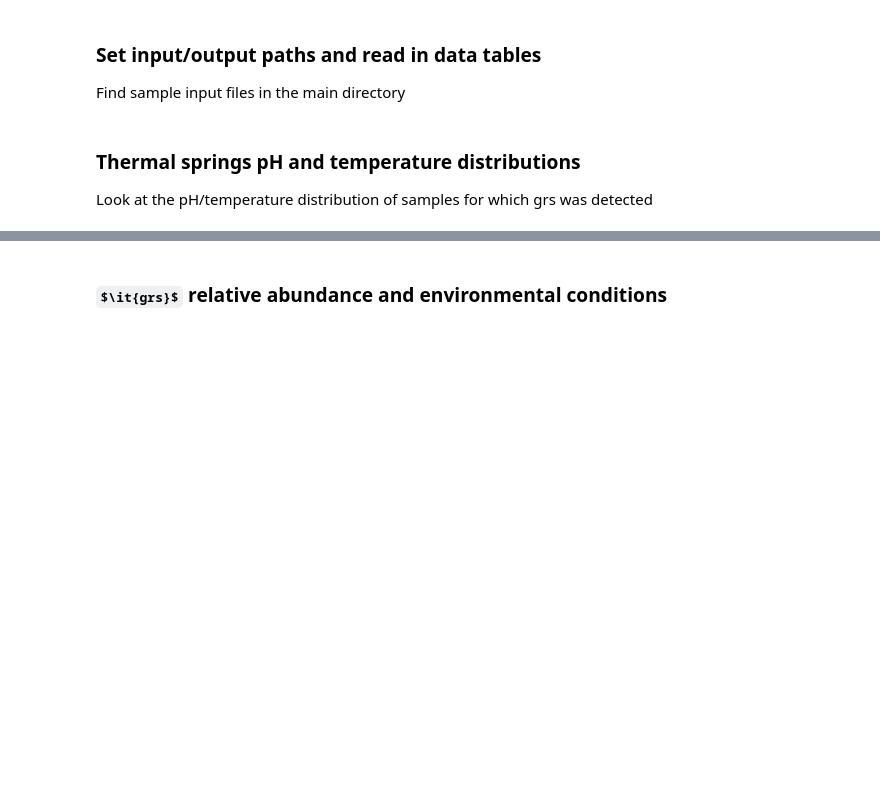
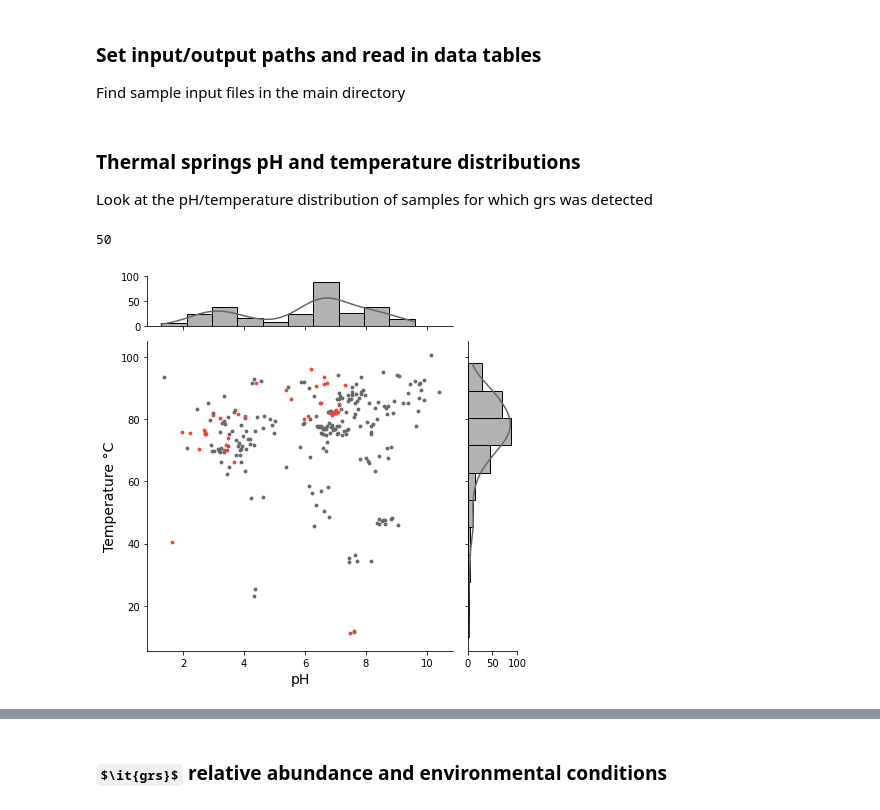
Before and after one commit to lnblum/grs_hotsprings_pub, a Jupyter notebook: figure_creation.ipynb, the cells around one changed output, grey strips where cells are left out. Drawn from its saved outputs; the diff is of its cells as text; code cells hidden in the pictures; some formulas as TeX source; blank space fills up the shorter version.

```diff
--- a/figure_creation.ipynb
+++ b/figure_creation.ipynb
@@ -51,5 +51,47 @@ degree_sign = u'\N{DEGREE SIGN}'
 # %% [markdown]
 ### Thermal springs pH and temperature distributions
 Look at the pH/temperature distribution of samples for which grs was detected
+# %%
+len(df_iso)
+# %% [output]
+50
+# %%
+#pH and temperature distribution of samples with grs, with isolates and single cell genomes highlighted in red
+df_iso = df[df['GOLD Analysis Project Type'].isin(['Genome Analysis (Isolate)','Single Cell Analysis (screened)','Single Cell Analysis (unscreened)'])]
+df_other = df[~df['GOLD Analysis Project Type'].isin(['Genome Analysis (Isolate)','Single Cell Analysis (screened)','Single Cell Analysis (unscreened)'])]
+hits_info = hits_info[hits_info['seq_length']>= 400]
+hits_samples = hits_info['sample_id'].unique().tolist()
+detected_samples = sample_meta[sample_meta['taxon_oid'].isin(hits_samples)]
+
+df = detected_samples
+g = sns.jointplot(data = df, x = 'pH_avg', y = 'temperature_num', kind = 'reg', space = 0.3, scatter= False, color = '#666666', fit_reg = False, marginal_kws = dict(bins=10, fill=True), marginal_ticks = True)
+
+#non isolate points with jitter
+x = df_other['pH_avg']
+y = df_other['temperature_num']
+jittered_y = y + 3 * np.random.rand(len(y)) -0.05
+jittered_x = x + 1 * np.random.rand(len(x)) -0.05
+g.ax_joint.scatter(jittered_x,jittered_y,s=8, color = '#666666')
+
+#isolate/single cell points with jitter
+x = df_iso['pH_avg']
+y = df_iso['temperature_num']
+jittered_y = y + 2 * np.random.rand(len(y)) -0.05
+jittered_x = x + 0.3 * np.random.rand(len(x)) -0.05
+g.ax_joint.scatter(jittered_x,jittered_y, s=8, color = '#F04336')
+
+#g.ax_joint.scatter(data = df_iso, x = 'pH_avg', y = 'temperature_num', color = 'Red', s = 8)
+#Add jitter to see points that are on top of each other
+#Use seaborn to make a scatterplot with histograms and kernel density estimate on each axis.
+g.ax_joint.set_xlabel('pH', size = 14)
+g.ax_joint.set_ylabel('Temperature '+degree_sign + "C", size = 14)
+g.ax_marg_y.set_xlim(0,100)
+g.ax_marg_y.set_xticks([0, 50, 100])
+g.ax_marg_x.set_ylim(0,100)
+
+plt.show(g)
+g.savefig(os.path.join(outputs,'pH_temp_detected_samples_colored.png'), dpi= 300)
+# %% [output]
+[figure, added]
 # %%
 #Find out which samples contained grs hits from the gene hits info table
```
Also changed, not shown: parts of 2 cells of this notebook.
